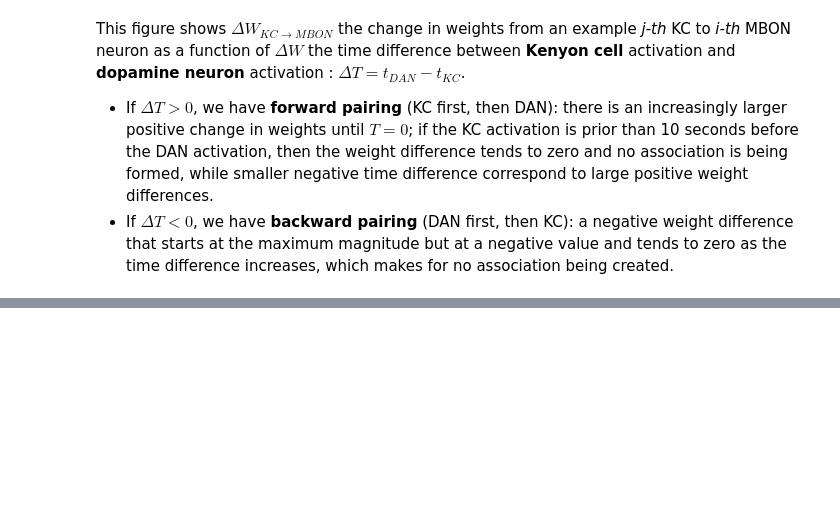
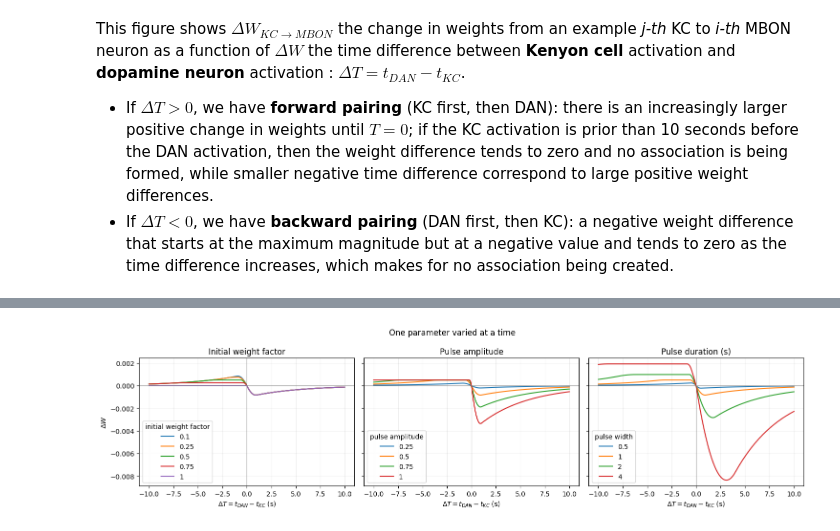
Before and after one commit to brunakarez/jiang_litwin-kumar_mb_rnn, a Jupyter notebook: test_notebook.ipynb, the cells around one changed output, grey strips where cells are left out. Cells and saved outputs as stored; diff of their text form; code cells hidden in the pictures; blank space fills up the shorter version.

```diff
--- a/test_notebook.ipynb
+++ b/test_notebook.ipynb
@@ -103,0 +167,3 @@ for dT_idx, dT in enumerate(dT_array):
+# %%
+# Reset the parameter
+wmax = model_parameters.wmax
@@ -103,0 +172,78 @@ for dT_idx, dT in enumerate(dT_array):
+# %%
+# One-factor-at-a-time sensitivity analysis for the pulse-pairing curve.
+# Each panel varies one setting while holding the other two at their values above.
+def run_pulse_pairing_curve(dT_values, *, initial_weight_factor, pulse_amplitude, pulse_width):
+    curve = torch.zeros(len(dT_values))
+    dan_start = round(t_dan_init / dt)
+    dan_end = round((t_dan_init + pulse_width) / dt)
+
+    for dT_idx, dT in enumerate(dT_values):
+        pulse_kc_trial = torch.zeros((n_kc, len(time_range), batch_size))
+        pulse_dan_trial = torch.zeros((n_dan, len(time_range), batch_size))
+
+        # Delta T is defined as t_DAN - t_KC.
+        t_kc_init = t_dan_init - dT.item()
+        kc_start = round(t_kc_init / dt)
+        kc_end = round((t_kc_init + pulse_width) / dt)
+        pulse_kc_trial[:, kc_start:kc_end, :] = pulse_amplitude
+        pulse_dan_trial[:, dan_start:dan_end, :] = pulse_amplitude
+
+        W_initial = (initial_weight_factor * wmax) * torch.ones(
+            (n_mbon, n_kc, batch_size)
+        )
+        W_trial = W_initial.clone()
+        rbar_kc_trial = torch.zeros((n_kc, batch_size))
+        rbar_dan_trial = torch.zeros((n_dan, batch_size))
+
+        for t_idx in range(len(time_range)):
+            W_trial, rbar_kc_trial, rbar_dan_trial = update_kc_mbon_weights(
+                W_trial,
+                pulse_kc_trial[:, t_idx, :],
+                pulse_dan_trial[:, t_idx, :],
+                rbar_kc_trial,
+                rbar_dan_trial,
+                dt=dt,
+                tau=tau,
+                tauw=tauw,
+                wmax=wmax,
+                stdpfac=stdpfac,
+            )
+
+        curve[dT_idx] = (W_trial - W_initial)[0, 0, 0]
+
+    return curve
+
+
+# Include the current setting in each sweep as its reference curve.
+reference = {
+    "initial_weight_factor": wmax_factor,
+    "pulse_amplitude": pulse_amp,
+    "pulse_width": pulse_duration,
+}
+sweeps = [
+    ("Initial weight factor", "initial_weight_factor", [0.1, 0.25, 0.5, 0.75, 1.0]),
+    ("Pulse amplitude", "pulse_amplitude", [0.25, 0.5, 0.75, 1.0]),
+    ("Pulse duration (s)", "pulse_width", [0.5, 1.0, 2.0, 4.0]),
+]
+
+fig, axes = plt.subplots(1, 3, figsize=(15, 4), sharex=True, sharey=True)
+dT_plot = dT_array.detach().cpu().numpy()
+
+for ax, (title, varied_parameter, values) in zip(axes, sweeps):
+    for value in values:
+        settings = reference.copy()
+        settings[varied_parameter] = value
+        curve = run_pulse_pairing_curve(dT_array, **settings)
+        ax.plot(dT_plot, curve.detach().cpu().numpy(), label=f"{value:g}")
+    ax.axhline(0, color="gray", linewidth=0.8)
+    ax.axvline(0, color="gray", linewidth=0.8)
+    ax.set_title(title)
+    ax.set_xlabel(r"$\Delta T = t_{DAN} - t_{KC}$ (s)")
+    ax.grid(alpha=0.2)
+    ax.legend(title=varied_parameter.replace("_", " "))
+
+axes[0].set_ylabel(r"$\Delta W$")
+fig.suptitle("One parameter varied at a time")
+fig.tight_layout()
+# %% [output]
+[figure, added]
```
Also changed, not shown: parts of 22 cells of this notebook, 3 other files.
